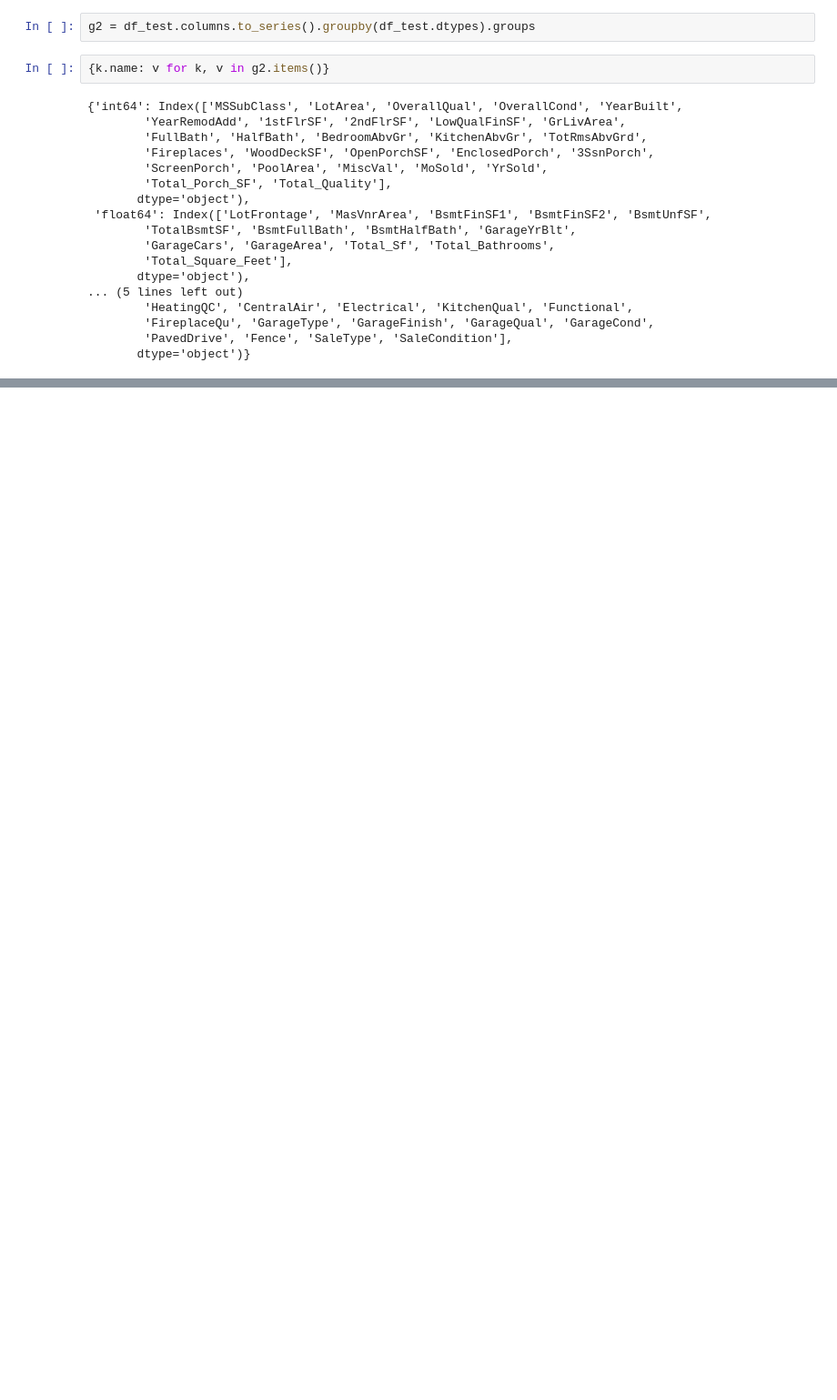
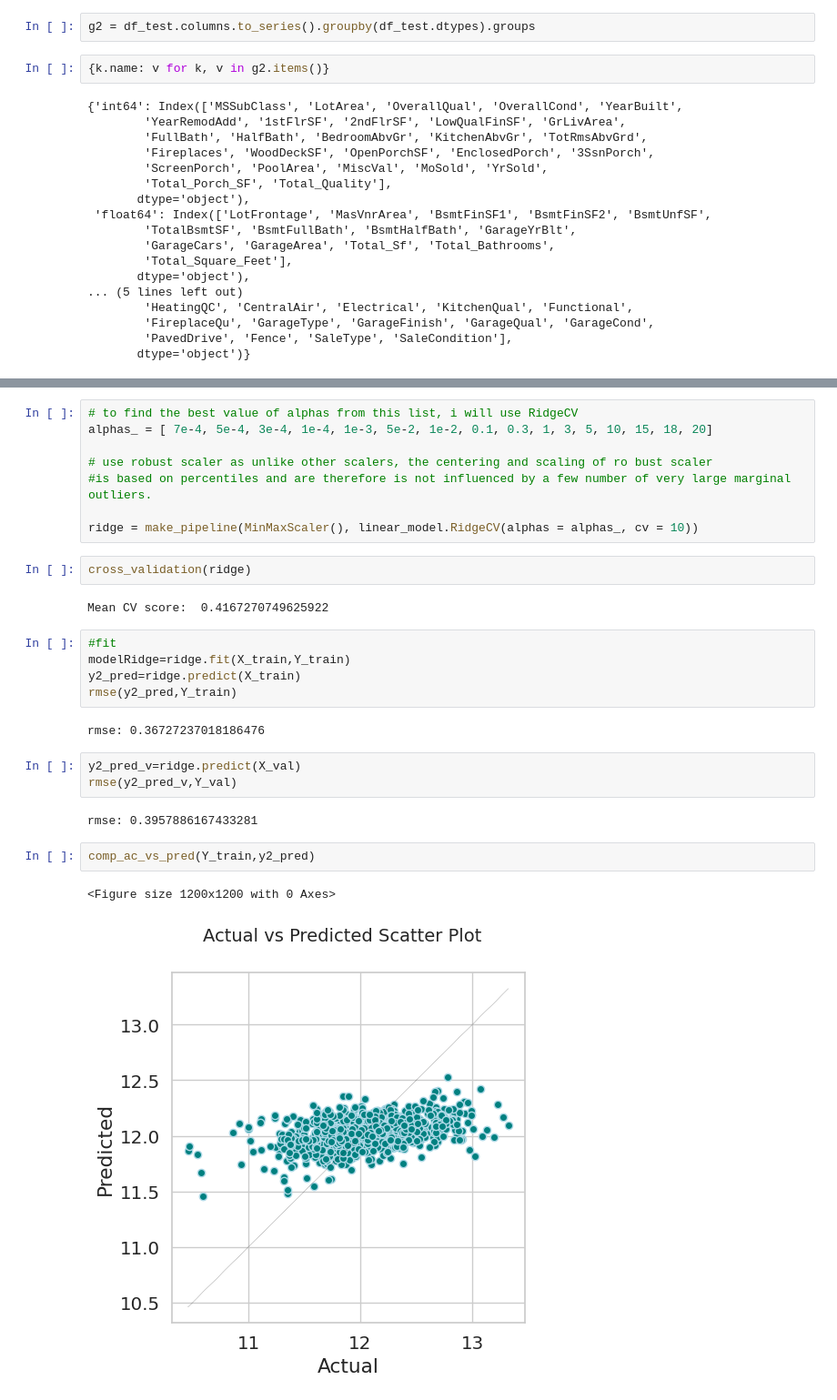
Before and after one commit to HamzaWajid1/House_price_prediction_Advanced, a Jupyter notebook: House_Price_predice_using_advanced_regression_techniques.ipynb, the cells around one changed output, grey strips where cells are left out. Shown at 91% size. Drawn from its saved outputs; the diff is of its cells as text; blank space fills up the shorter version.

```diff
--- a/House_Price_predice_using_advanced_regression_techniques.ipynb
+++ b/House_Price_predice_using_advanced_regression_techniques.ipynb
@@ -568,0 +860,29 @@ g2 = df_test.columns.to_series().groupby(df_test.dtypes).groups
+# %%
+# to find the best value of alphas from this list, i will use RidgeCV
+alphas_ = [ 7e-4, 5e-4, 3e-4, 1e-4, 1e-3, 5e-2, 1e-2, 0.1, 0.3, 1, 3, 5, 10, 15, 18, 20]
+
+# use robust scaler as unlike other scalers, the centering and scaling of ro bust scaler
+#is based on percentiles and are therefore is not influenced by a few number of very large marginal outliers.
+
+ridge = make_pipeline(MinMaxScaler(), linear_model.RidgeCV(alphas = alphas_, cv = 10))
+# %%
+cross_validation(ridge)
+# %% [output]
+Mean CV score:  0.4167270749625922
+# %%
+#fit
+modelRidge=ridge.fit(X_train,Y_train)
+y2_pred=ridge.predict(X_train)
+rmse(y2_pred,Y_train)
+# %% [output]
+rmse: 0.36727237018186476
+# %%
+y2_pred_v=ridge.predict(X_val)
+rmse(y2_pred_v,Y_val)
+# %% [output]
+rmse: 0.3957886167433281
+# %%
+comp_ac_vs_pred(Y_train,y2_pred)
+# %% [output]
+<Figure size 1200x1200 with 0 Axes>
+[figure, added]
```
Also changed, not shown: parts of 104 cells of this notebook.
